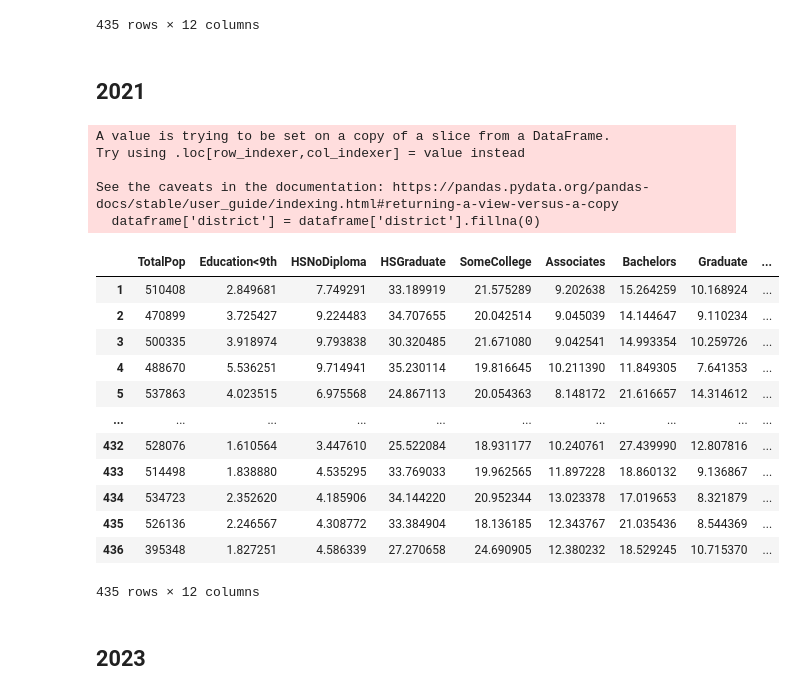
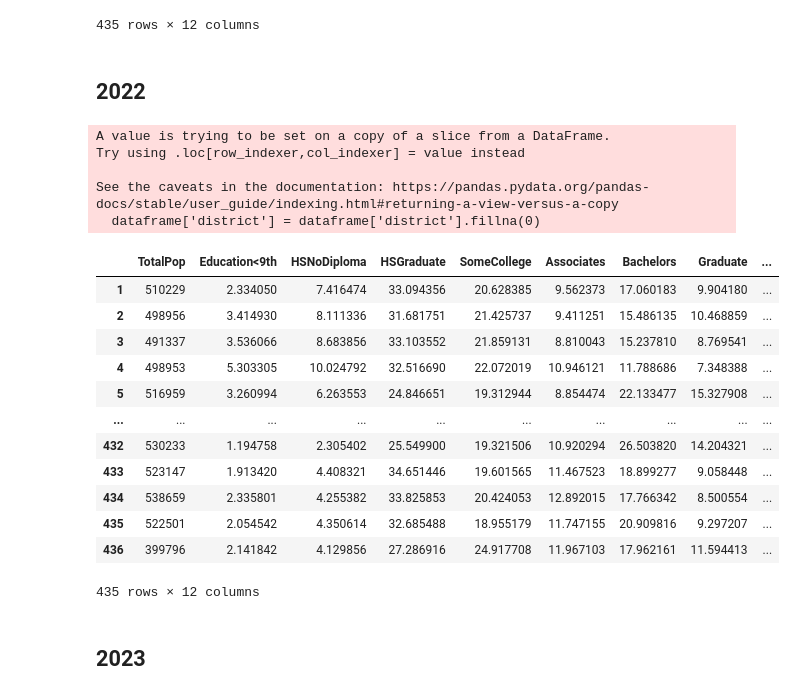
Before and after one commit to fcostell0/DS496Capstone, a Jupyter notebook: Processed Data/CensusEducationDataProcessing.ipynb, the cells around one changed output. Cells and saved outputs as stored; diff of their text form; code cells hidden in the pictures.

```diff
--- a/Processed Data/CensusEducationDataProcessing.ipynb
+++ b/Processed Data/CensusEducationDataProcessing.ipynb
@@ -298,33 +301,33 @@ See the caveats in the documentation: https://pandas.pydata.org/pandas-docs/stab
 | 436 | 389847 | 1.679120 | 3.771736 | 30.140286 | 23.985051 | 11.295200 | 18.772236 | 10.356371 | ... |
 435 rows × 12 columns
 # %% [markdown]
-## 2021
+## 2022
 # %%
-ACS2021 = pd.read_csv('C:/Users/finco/Documents/GitHub/DS496Capstone/Raw Data/Education/ACSST1Y2021.S1501-Data.csv')
-ACS2021 = dropColumns15(ACS2021)
-ACS2021 = textProcessing(ACS2021)
-ACS2021['year'] = 2021
-ACS2021 = convertTotalsToPercentage(ACS2021)
-ACS2021 = ACS2021.iloc[:435] # Ignoring duplicate entries for each congressional district
-ACS2021
+ACS2022 = pd.read_csv('C:/Users/finco/Documents/GitHub/DS496Capstone/Raw Data/Education/ACSST1Y2022.S1501-Data.csv')
+ACS2022 = dropColumns15(ACS2022)
+ACS2022 = textProcessing(ACS2022)
+ACS2022['year'] = 2022
+ACS2022 = convertTotalsToPercentage(ACS2022)
+ACS2022 = ACS2022.iloc[:435] # Ignoring duplicate entries for each congressional district
+ACS2022
 # %% [output]
 A value is trying to be set on a copy of a slice from a DataFrame.
 Try using .loc[row_indexer,col_indexer] = value instead
 
 See the caveats in the documentation: https://pandas.pydata.org/pandas-docs/stable/user_guide/indexing.html#returning-a-view-versus-a-copy
   dataframe['district'] = dataframe['district'].fillna(0)
 |  | TotalPop | Education<9th | HSNoDiploma | HSGraduate | SomeCollege | Associates | Bachelors | Graduate | ... |
-| 1 | 510408 | 2.849681 | 7.749291 | 33.189919 | 21.575289 | 9.202638 | 15.264259 | 10.168924 | ... |
-| 2 | 470899 | 3.725427 | 9.224483 | 34.707655 | 20.042514 | 9.045039 | 14.144647 | 9.110234 | ... |
-| 3 | 500335 | 3.918974 | 9.793838 | 30.320485 | 21.671080 | 9.042541 | 14.993354 | 10.259726 | ... |
-| 4 | 488670 | 5.536251 | 9.714941 | 35.230114 | 19.816645 | 10.211390 | 11.849305 | 7.641353 | ... |
-| 5 | 537863 | 4.023515 | 6.975568 | 24.867113 | 20.054363 | 8.148172 | 21.616657 | 14.314612 | ... |
+| 1 | 510229 | 2.334050 | 7.416474 | 33.094356 | 20.628385 | 9.562373 | 17.060183 | 9.904180 | ... |
+| 2 | 498956 | 3.414930 | 8.111336 | 31.681751 | 21.425737 | 9.411251 | 15.486135 | 10.468859 | ... |
+| 3 | 491337 | 3.536066 | 8.683856 | 33.103552 | 21.859131 | 8.810043 | 15.237810 | 8.769541 | ... |
+| 4 | 498953 | 5.303305 | 10.024792 | 32.516690 | 22.072019 | 10.946121 | 11.788686 | 7.348388 | ... |
+| 5 | 516959 | 3.260994 | 6.263553 | 24.846651 | 19.312944 | 8.854474 | 22.133477 | 15.327908 | ... |
 | ... | ... | ... | ... | ... | ... | ... | ... | ... | ... |
-| 432 | 528076 | 1.610564 | 3.447610 | 25.522084 | 18.931177 | 10.240761 | 27.439990 | 12.807816 | ... |
-| 433 | 514498 | 1.838880 | 4.535295 | 33.769033 | 19.962565 | 11.897228 | 18.860132 | 9.136867 | ... |
-| 434 | 534723 | 2.352620 | 4.185906 | 34.144220 | 20.952344 | 13.023378 | 17.019653 | 8.321879 | ... |
-| 435 | 526136 | 2.246567 | 4.308772 | 33.384904 | 18.136185 | 12.343767 | 21.035436 | 8.544369 | ... |
-| 436 | 395348 | 1.827251 | 4.586339 | 27.270658 | 24.690905 | 12.380232 | 18.529245 | 10.715370 | ... |
+| 432 | 530233 | 1.194758 | 2.305402 | 25.549900 | 19.321506 | 10.920294 | 26.503820 | 14.204321 | ... |
+| 433 | 523147 | 1.913420 | 4.408321 | 34.651446 | 19.601565 | 11.467523 | 18.899277 | 9.058448 | ... |
+| 434 | 538659 | 2.335801 | 4.255382 | 33.825853 | 20.424053 | 12.892015 | 17.766342 | 8.500554 | ... |
+| 435 | 522501 | 2.054542 | 4.350614 | 32.685488 | 18.955179 | 11.747155 | 20.909816 | 9.297207 | ... |
+| 436 | 399796 | 2.141842 | 4.129856 | 27.286916 | 24.917708 | 11.967103 | 17.962161 | 11.594413 | ... |
 435 rows × 12 columns
 # %% [markdown]
 ## 2023
```
Also changed, not shown: parts of 12 cells of this notebook.
